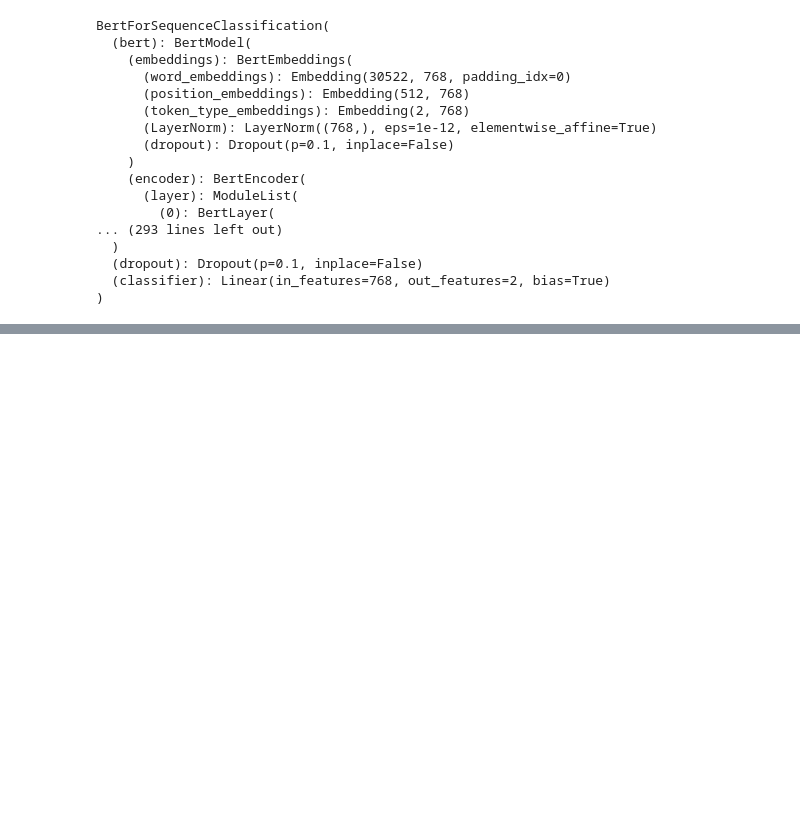
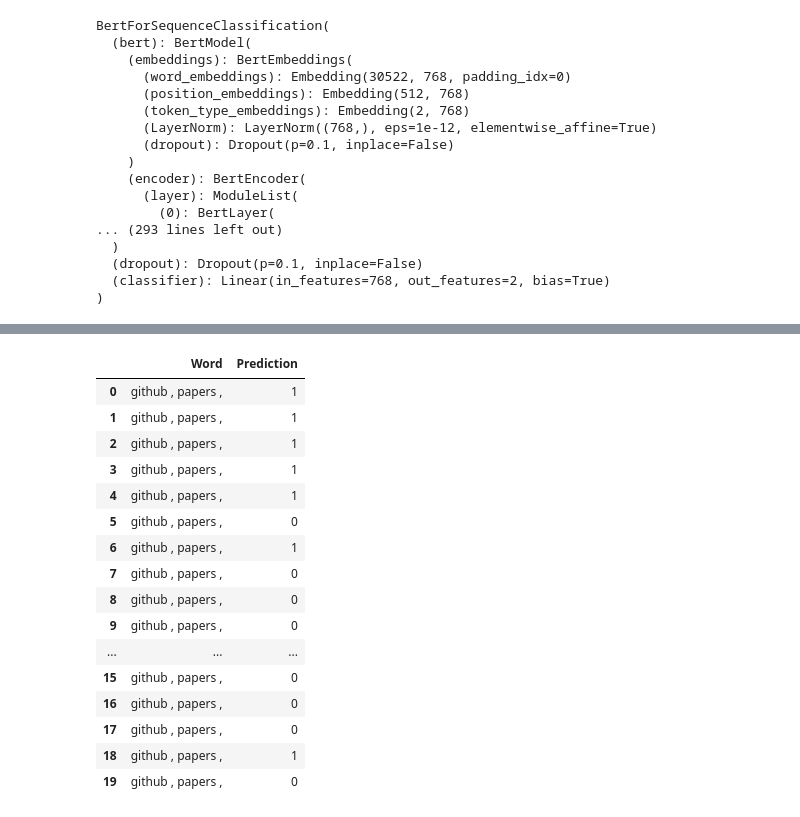
Before and after one commit to Toadoum/STEM-Away-Job, a Jupyter notebook: FineTune_BERT_Model_STEM_Away.ipynb, the cells around one changed output, grey strips where cells are left out. Drawn from its saved outputs; the diff is of its cells as text; code cells hidden in the pictures; blank space fills up the shorter version.

```diff
--- a/FineTune_BERT_Model_STEM_Away.ipynb
+++ b/FineTune_BERT_Model_STEM_Away.ipynb
@@ -304,0 +519,20 @@ array([[0.00736513, 0.99263483]], dtype=float32)
+# %%
+result_df.head()
+# %% [output]
+|  | Word | Prediction |
+| 0 | github , papers , | 1 |
+| 1 | github , papers , | 1 |
+| 2 | github , papers , | 1 |
+| 3 | github , papers , | 1 |
+| 4 | github , papers , | 1 |
+| 5 | github , papers , | 0 |
+| 6 | github , papers , | 1 |
+| 7 | github , papers , | 0 |
+| 8 | github , papers , | 0 |
+| 9 | github , papers , | 0 |
+| ... | ... | ... |
+| 15 | github , papers , | 0 |
+| 16 | github , papers , | 0 |
+| 17 | github , papers , | 0 |
+| 18 | github , papers , | 1 |
+| 19 | github , papers , | 0 |
```
Also changed, not shown: parts of 34 cells of this notebook.
